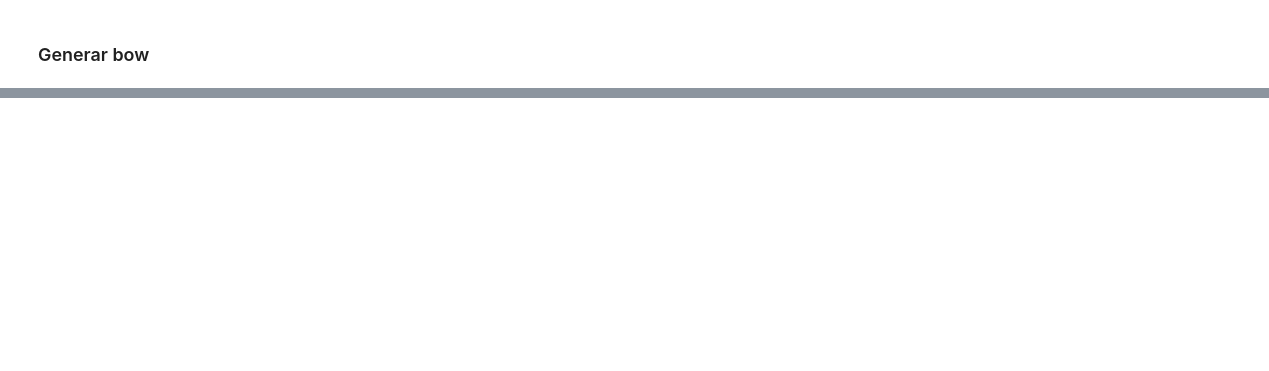
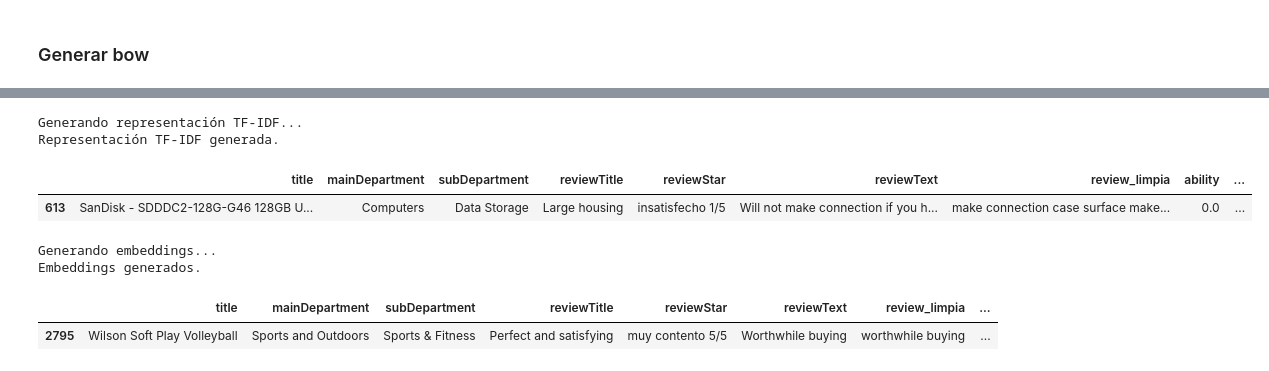
Before and after one commit to apelsito/modulo09-leccion06-nlp-LAB, a Jupyter notebook: modulo09-leccion06-nlp-LAB.ipynb, the cells around one changed output, grey strips where cells are left out. Cells and saved outputs as stored; diff of their text form; code cells hidden in the pictures; blank space fills up the shorter version.

```diff
--- a/modulo09-leccion06-nlp-LAB.ipynb
+++ b/modulo09-leccion06-nlp-LAB.ipynb
@@ -309,2 +320,16 @@ Bag of Words generado.
 # %%
 df_tfidf = representar.generar_tfidf()
+df_tfidf.sample()
+# %% [output]
+Generando representación TF-IDF...
+Representación TF-IDF generada.
+|  | title | mainDepartment | subDepartment | reviewTitle | reviewStar | reviewText | review_limpia | ability | ... |
+| 613 | SanDisk - SDDDC2-128G-G46 128GB U... | Computers | Data Storage | Large housing | insatisfecho 1/5 | Will not make connection if you h... | make connection case surface make... | 0.0 | ... |
+# %%
+df_embeddings = representar.generar_embeddings()
+df_embeddings.sample()
+# %% [output]
+Generando embeddings...
+Embeddings generados.
+|  | title | mainDepartment | subDepartment | reviewTitle | reviewStar | reviewText | review_limpia | ... |
+| 2795 | Wilson Soft Play Volleyball | Sports and Outdoors | Sports & Fitness | Perfect and satisfying | muy contento 5/5 | Worthwhile buying | worthwhile buying | ... |
```
Also changed, not shown: parts of 9 cells of this notebook.
